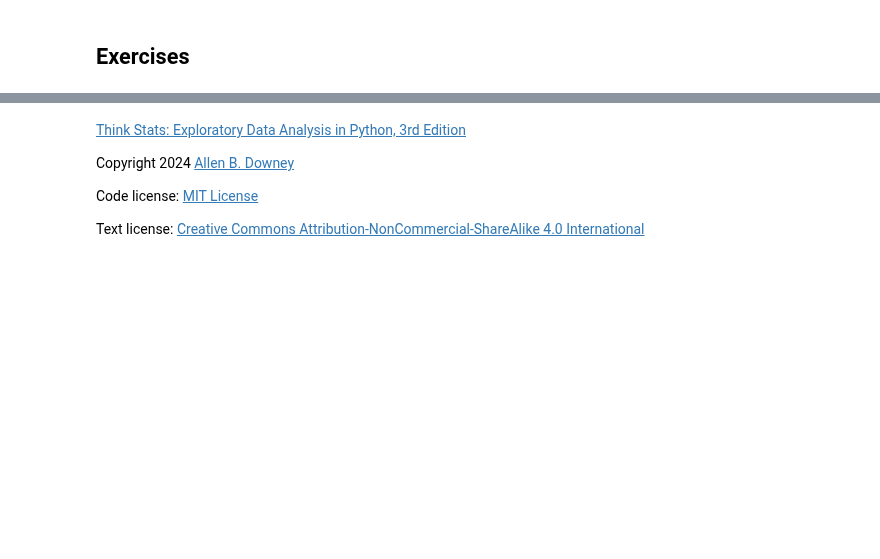
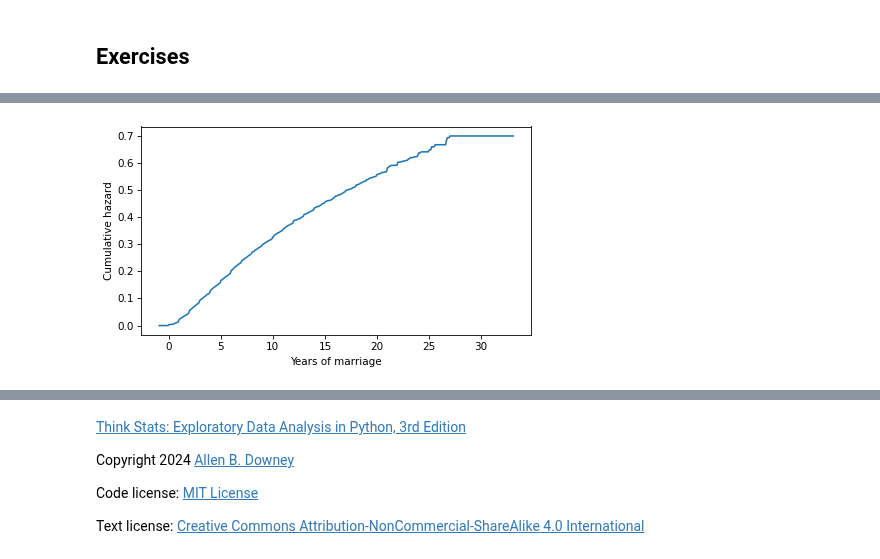
Before and after one commit to AllenDowney/ThinkStats, a Jupyter notebook: soln/chap13.ipynb, the cells around one changed output, grey strips where cells are left out. Saved outputs shown, nothing was run; the diff lists cells and outputs as text; code cells hidden in the pictures; blank space fills up the shorter version.

```diff
--- a/soln/chap13.ipynb
+++ b/soln/chap13.ipynb
@@ -883,0 +891,4 @@ Consider dividing the respondents into groups by decade of birth, and possibly b
+# %%
+# Use a single resampling of the data
+
+sample = resample_cycles(resp)
@@ -883,0 +897,5 @@ Consider dividing the respondents into groups by decade of birth, and possibly b
+# %%
+# Solution
+
+complete = (sample["cmdivorcx"] - sample["cmmarrhx"]) / 12
+complete.describe()
@@ -883,0 +913,6 @@ Consider dividing the respondents into groups by decade of birth, and possibly b
+# %%
+# Solution
+
+still_married = sample.query("fmarno == 1 and rmarital == 1")
+ongoing = (still_married["cmintvw"] - still_married["cmmarrhx"]) / 12
+ongoing.describe()
@@ -883,0 +930,13 @@ Consider dividing the respondents into groups by decade of birth, and possibly b
+# %%
+# Solution
+
+# The hazard function is almost flat in the first year, indicating relatively low hazard
+# It is steeper after that, with the highest hazard in the next few years, and
+# gradually decreasing thereafter.
+
+hazard = estimate_hazard(complete, ongoing)
+hazard.cumsum().plot()
+
+decorate(xlabel="Years of marriage", ylabel="Cumulative hazard")
+# %% [output]
+[figure, added]
```
Also changed, not shown: parts of 67 cells of this notebook, 14 other files.
